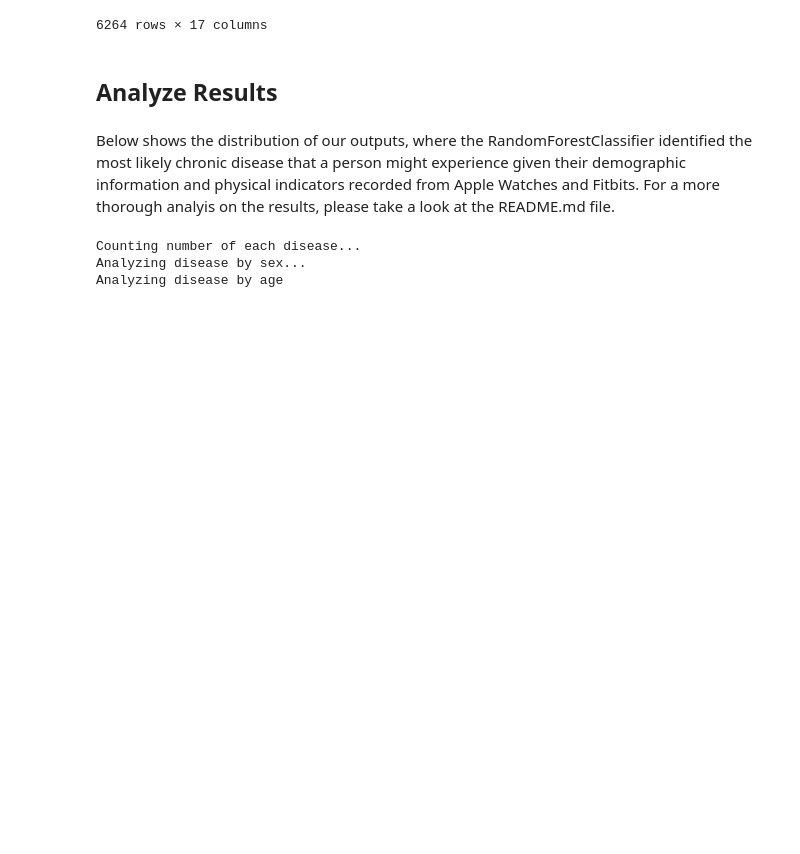
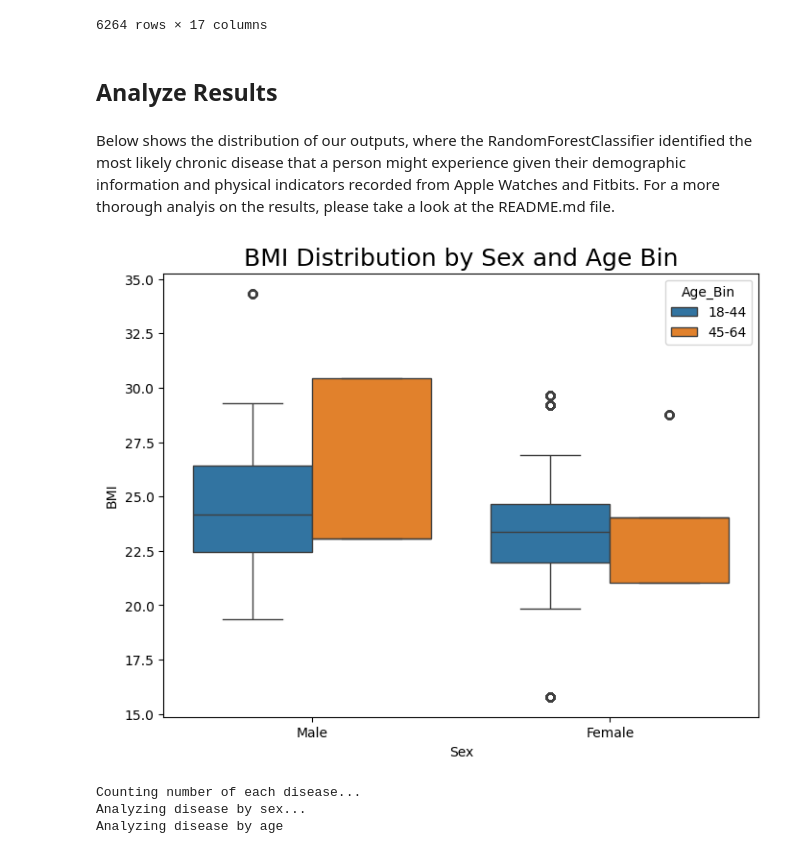
Before and after one commit to danilouie/wearable-devices-chronic-illnesses, a Jupyter notebook: src/results.ipynb, the cells around one changed output. Saved outputs shown, nothing was run; the diff lists cells and outputs as text; code cells hidden in the pictures; blank space fills up the shorter version.

```diff
--- a/src/results.ipynb
+++ b/src/results.ipynb
@@ -153,6 +153,10 @@ Successfully assigned disease to aw_fb_df!
 ## Analyze Results
 # %% [markdown]
 Below shows the distribution of our outputs, where the RandomForestClassifier identified the most likely chronic disease that a person might experience given their demographic information and physical indicators recorded from Apple Watches and Fitbits. For a more thorough analyis on the results, please take a look at the README.md file.
+# %%
+analyze_dem_info(full_df, save_dir=None)
+# %% [output]
+[figure, added]
 # %%
 disease_counts, disease_sex, disease_age = analyze_assigned_diseases(full_df)
 # %% [output]
```
Also changed, not shown: parts of 3 cells of this notebook, 6 other files.
